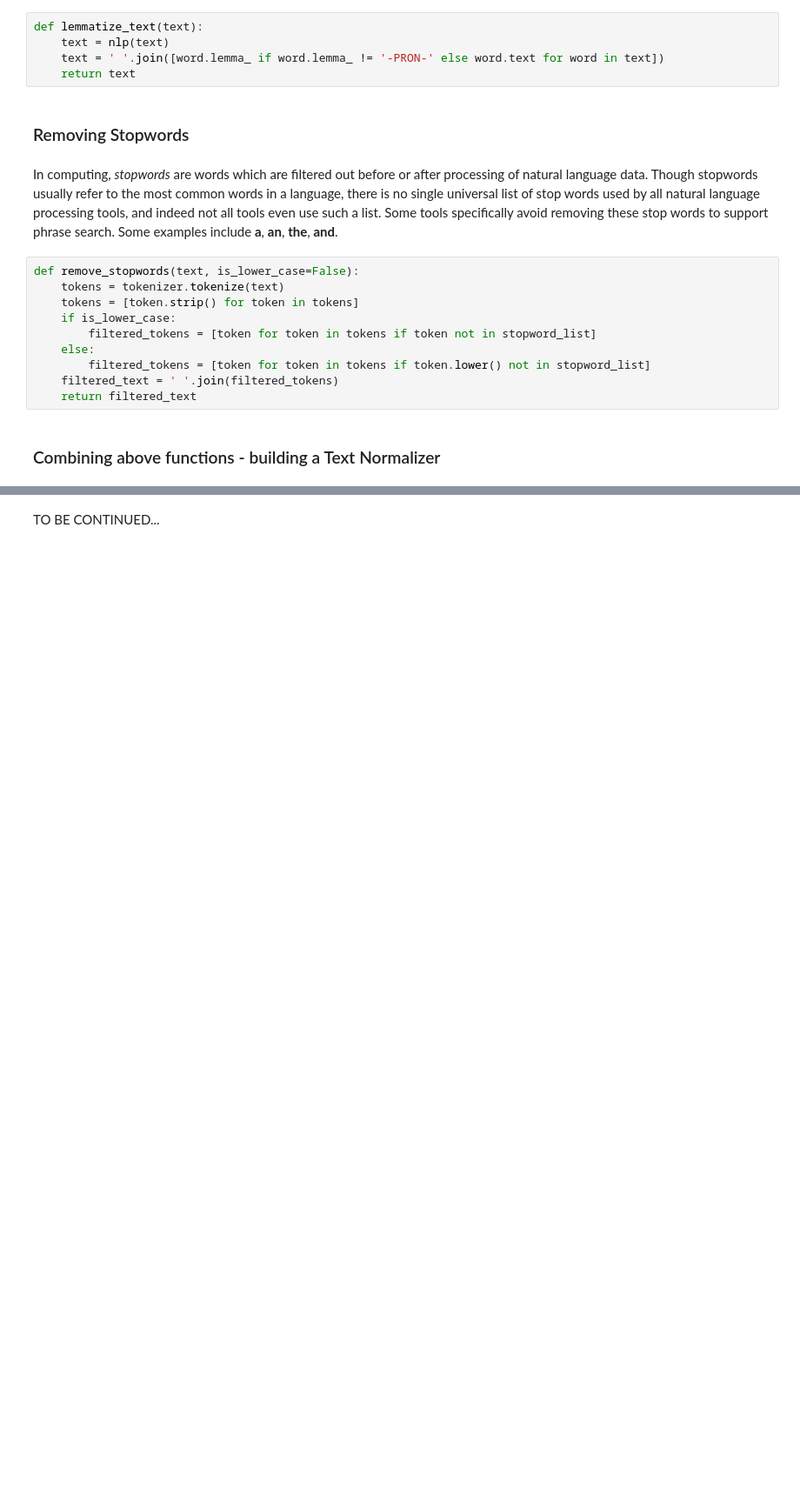
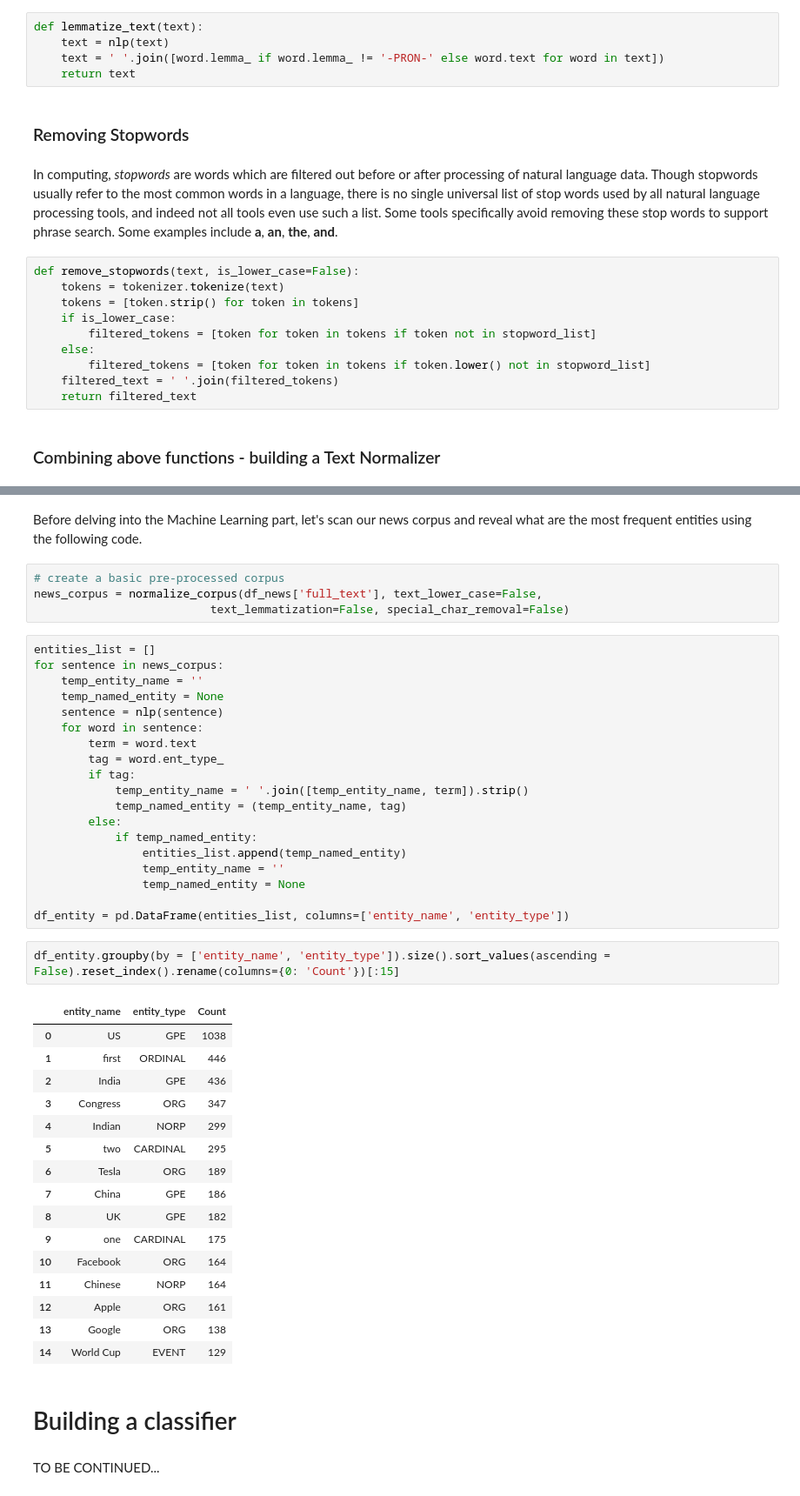
Before and after one commit to elzawie/Inshorts_NLP, a Jupyter notebook: Inshorts_NLP.ipynb, the cells around one changed output, grey strips where cells are left out. Shown at 87% size. Cells and saved outputs as stored; diff of their text form; blank space fills up the shorter version.

```diff
--- a/Inshorts_NLP.ipynb
+++ b/Inshorts_NLP.ipynb
@@ -264,2 +377,48 @@ df_news.to_csv('news_preprocessed.csv', index=False, encoding='utf-8')
+# %% [markdown]
+Before delving into the Machine Learning part, let's scan our news corpus and reveal what are the most frequent entities using the following code.
+# %%
+# create a basic pre-processed corpus
+news_corpus = normalize_corpus(df_news['full_text'], text_lower_case=False,
+                          text_lemmatization=False, special_char_removal=False)
+# %%
+entities_list = []
+for sentence in news_corpus:
+    temp_entity_name = ''
+    temp_named_entity = None
+    sentence = nlp(sentence)
+    for word in sentence:
+        term = word.text
+        tag = word.ent_type_
+        if tag:
+            temp_entity_name = ' '.join([temp_entity_name, term]).strip()
+            temp_named_entity = (temp_entity_name, tag)
+        else:
+            if temp_named_entity:
+                entities_list.append(temp_named_entity)
+                temp_entity_name = ''
+                temp_named_entity = None
+
+df_entity = pd.DataFrame(entities_list, columns=['entity_name', 'entity_type'])
+# %%
+df_entity.groupby(by = ['entity_name', 'entity_type']).size().sort_values(ascending = False).reset_index().rename(columns={0: 'Count'})[:15]
+# %% [output]
+|  | entity_name | entity_type | Count |
+| 0 | US | GPE | 1038 |
+| 1 | first | ORDINAL | 446 |
+| 2 | India | GPE | 436 |
+| 3 | Congress | ORG | 347 |
+| 4 | Indian | NORP | 299 |
+| 5 | two | CARDINAL | 295 |
+| 6 | Tesla | ORG | 189 |
+| 7 | China | GPE | 186 |
+| 8 | UK | GPE | 182 |
+| 9 | one | CARDINAL | 175 |
+| 10 | Facebook | ORG | 164 |
+| 11 | Chinese | NORP | 164 |
+| 12 | Apple | ORG | 161 |
+| 13 | Google | ORG | 138 |
+| 14 | World Cup | EVENT | 129 |
+# %% [markdown]
+# Building a classifier
 # %% [markdown]
 TO BE CONTINUED...
```
Also changed, not shown: parts of 20 cells of this notebook, 2 other files.
